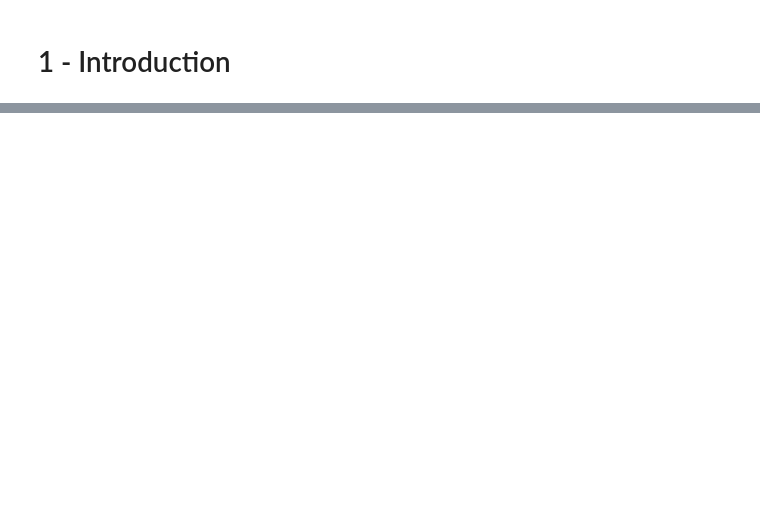
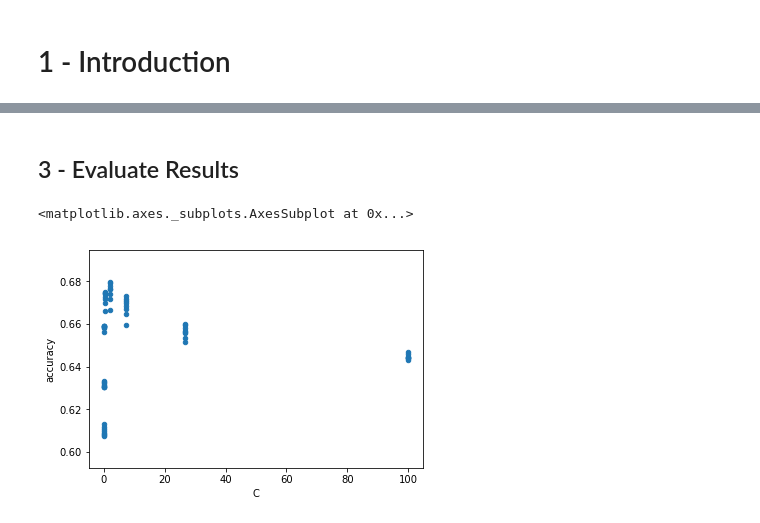
Before and after one commit to rossbm/udacity-ml-capstone, a Jupyter notebook: notebooks/2 - Create DTM and Linear Model.ipynb, the cells around one changed output, grey strips where cells are left out. Saved outputs shown, nothing was run; the diff lists cells and outputs as text; code cells hidden in the pictures; blank space fills up the shorter version.

```diff
--- a/notebooks/2 - Create DTM and Linear Model.ipynb
+++ b/notebooks/2 - Create DTM and Linear Model.ipynb
@@ -144,0 +106,3 @@ log(470000,2)
+# %%
+cs = np.geomspace(1e-2,1e2, num = 8).tolist()
+cs
@@ -144,0 +139,33 @@ log(470000,2)
+# %%
+def maxfeatures_cv(feature_path, cpath, folds = 3):
+    acc = []
+    std = []
+    num_features = []
+    num_features_indx = []
+    cs = []
+    cs_indx = []
+    for i, max_features in enumerate (feature_path):
+        print("Starting DTM {}".format(i))
+        max_features = int(max_features)
+
+        #get list of C values and associated indexes (lower index is lower C)
+        cs.extend(cpath)
+        cs_indx.extend(range(0,len(cpath)))
+
+        #get list of max_features values and associated indexes, multiplied by number of C values
+        num_features.extend(len(cpath) * [max_features])
+        num_features_indx.extend(len(cpath) * [i])
+
+        cv_acc, cv_std = validate_dtm(max_features, cpath, folds)
+        std.extend(cv_std)
+        acc.extend(cv_acc)
+    results = pd.DataFrame({"num_features":num_features,
+                            "num_features_indx":num_features_indx,
+                            "accuracy":acc,
+                            "StD":std,
+                            "C":cs,
+                            "C_indx":cs_indx})
+    return results
+# %%
+%%time
+results = maxfeatures_cv(feature_path, cs, folds = 8)
@@ -144,0 +192,3 @@ log(470000,2)
+# %%
+results = results.sort_values("accuracy", ascending=False)
+results["one_std"] = results.accuracy - results["StD"]
@@ -144,0 +209,7 @@ log(470000,2)
+# %% [markdown]
+## 3 - Evaluate Results
+# %%
+results.plot(x = 'C', y = 'accuracy', kind = 'scatter')
+# %% [output]
+<matplotlib.axes._subplots.AxesSubplot at 0x...>
+[figure, added]
```
Also changed, not shown: parts of 60 cells of this notebook, 22 other files.
